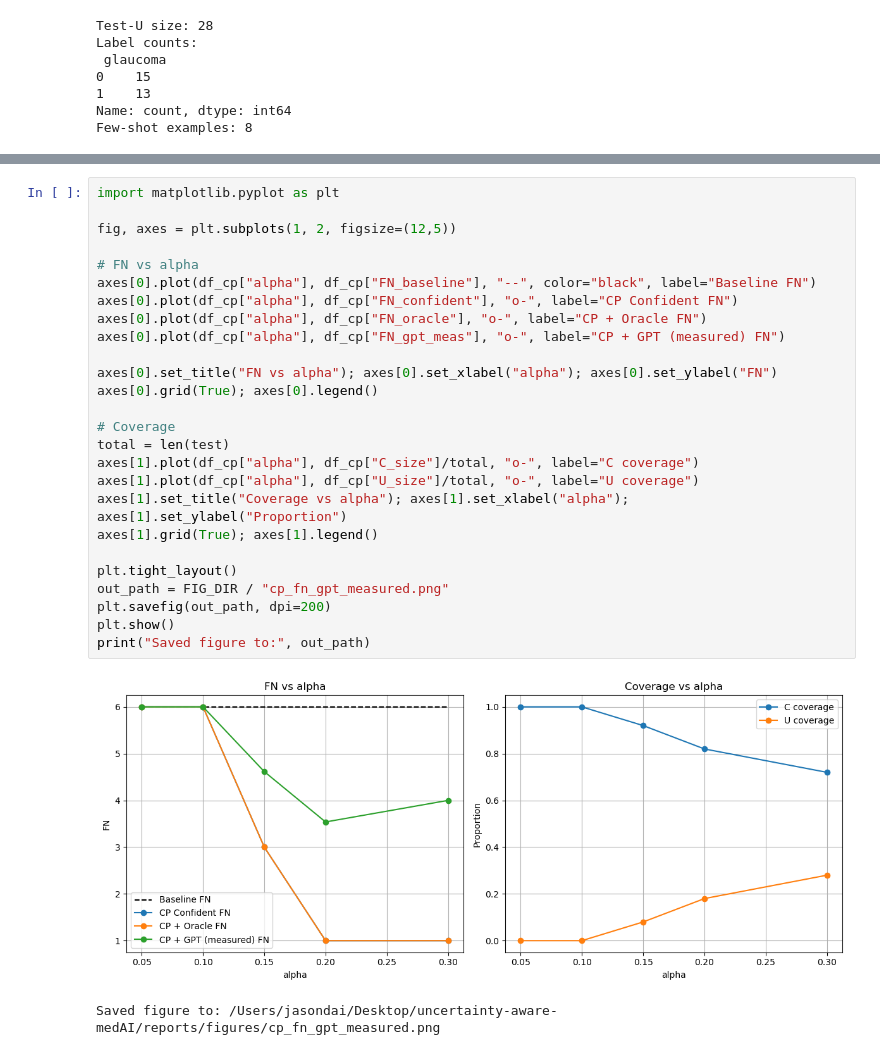
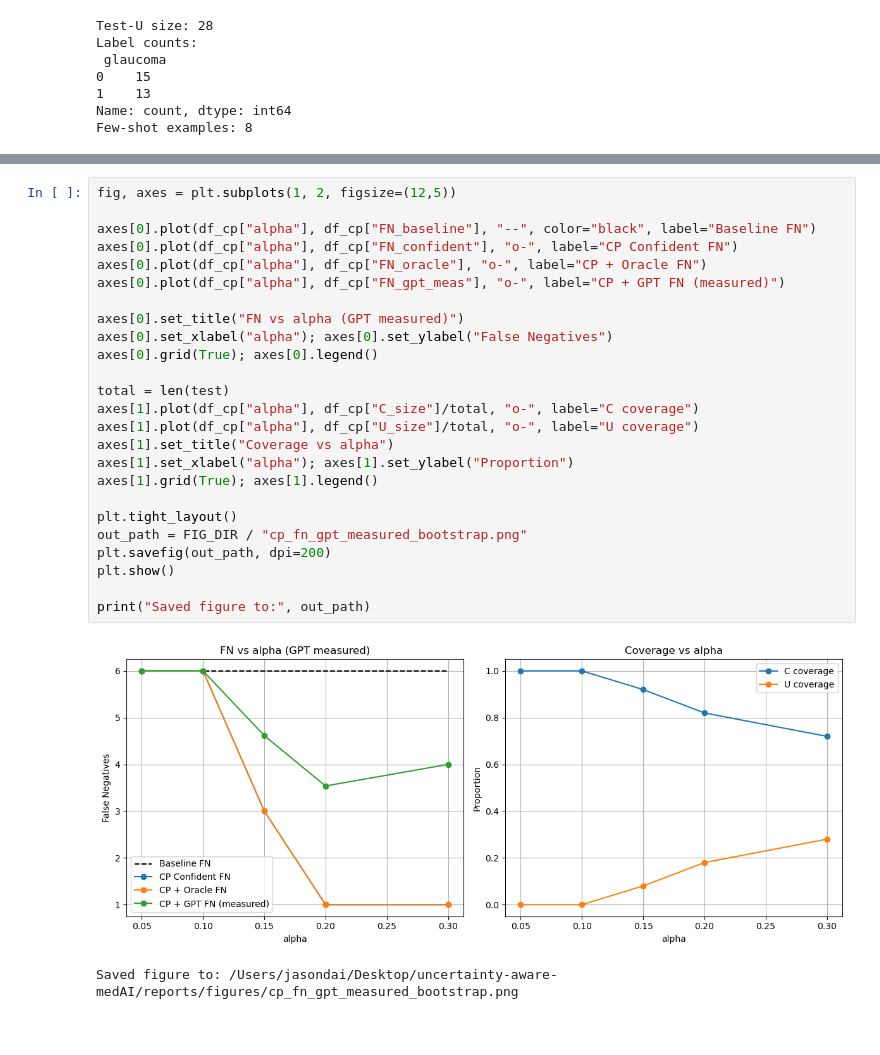
Before and after one commit to JasonDai1219/uncertainty-aware-medAI, a Jupyter notebook: notebooks/03_conformal_prediction.ipynb, the cells around one changed output, grey strips where cells are left out. Saved outputs shown, nothing was run; the diff lists cells and outputs as text.

```diff
--- a/notebooks/03_conformal_prediction.ipynb
+++ b/notebooks/03_conformal_prediction.ipynb
@@ -235,29 +247,28 @@ df_cp
 # %%
-import matplotlib.pyplot as plt
-
 fig, axes = plt.subplots(1, 2, figsize=(12,5))
 
-# FN vs alpha
 axes[0].plot(df_cp["alpha"], df_cp["FN_baseline"], "--", color="black", label="Baseline FN")
 axes[0].plot(df_cp["alpha"], df_cp["FN_confident"], "o-", label="CP Confident FN")
 axes[0].plot(df_cp["alpha"], df_cp["FN_oracle"], "o-", label="CP + Oracle FN")
-axes[0].plot(df_cp["alpha"], df_cp["FN_gpt_meas"], "o-", label="CP + GPT (measured) FN")
+axes[0].plot(df_cp["alpha"], df_cp["FN_gpt_meas"], "o-", label="CP + GPT FN (measured)")
 
-axes[0].set_title("FN vs alpha"); axes[0].set_xlabel("alpha"); axes[0].set_ylabel("FN")
+axes[0].set_title("FN vs alpha (GPT measured)")
+axes[0].set_xlabel("alpha"); axes[0].set_ylabel("False Negatives")
 axes[0].grid(True); axes[0].legend()
 
-# Coverage
 total = len(test)
 axes[1].plot(df_cp["alpha"], df_cp["C_size"]/total, "o-", label="C coverage")
 axes[1].plot(df_cp["alpha"], df_cp["U_size"]/total, "o-", label="U coverage")
-axes[1].set_title("Coverage vs alpha"); axes[1].set_xlabel("alpha"); axes[1].set_ylabel("Proportion")
+axes[1].set_title("Coverage vs alpha")
+axes[1].set_xlabel("alpha"); axes[1].set_ylabel("Proportion")
 axes[1].grid(True); axes[1].legend()
 
 plt.tight_layout()
-out_path = FIG_DIR / "cp_fn_gpt_measured.png"
+out_path = FIG_DIR / "cp_fn_gpt_measured_bootstrap.png"
 plt.savefig(out_path, dpi=200)
 plt.show()
+
 print("Saved figure to:", out_path)
 # %% [output]
-[figure, old version]
+[figure, new version]
-Saved figure to: /Users/jasondai/Desktop/uncertainty-aware-medAI/reports/figures/cp_fn_gpt_measured.png
+Saved figure to: /Users/jasondai/Desktop/uncertainty-aware-medAI/reports/figures/cp_fn_gpt_measured_bootstrap.png
```
Also changed, not shown: parts of 10 cells of this notebook, 1 other file.
